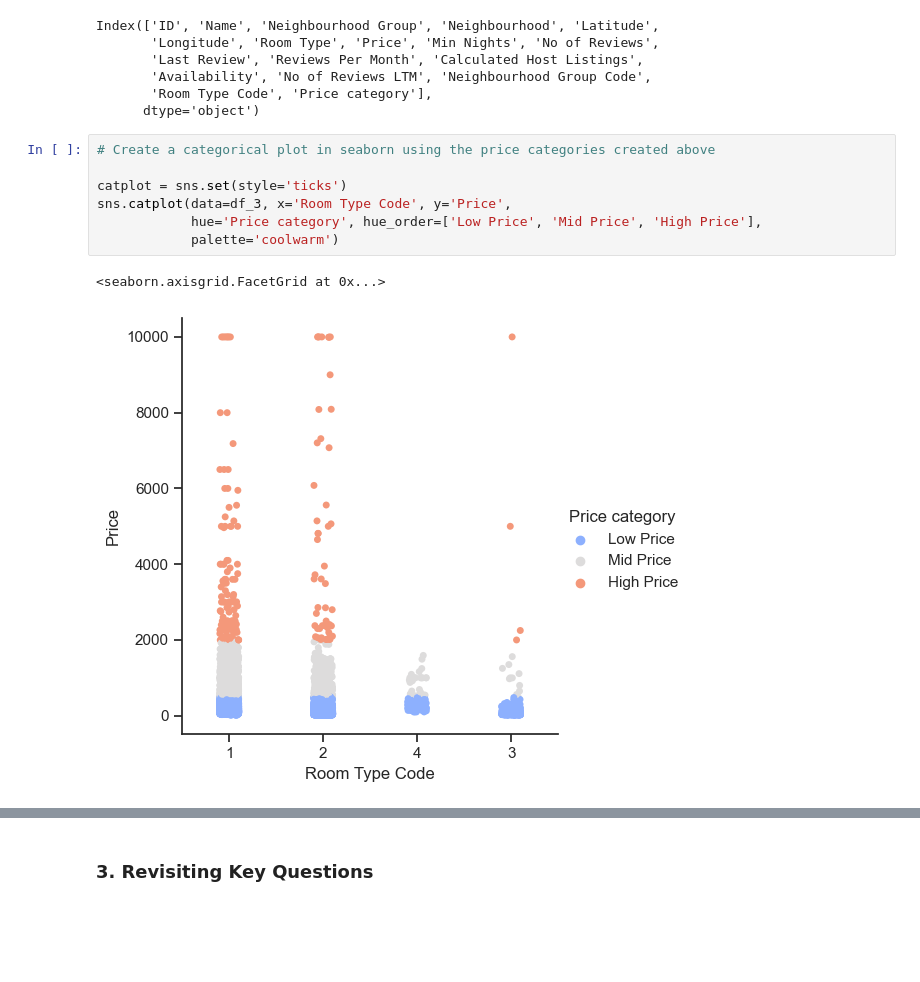
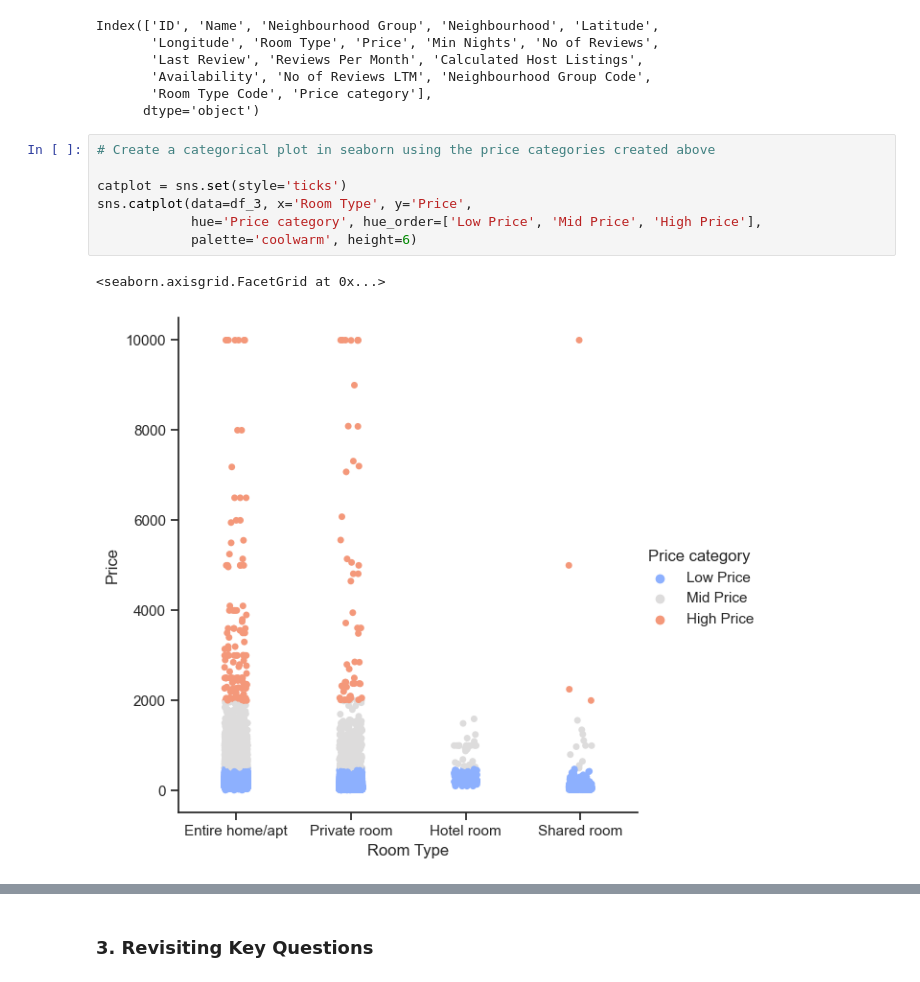
Before and after one commit to slcnyrnc/2023-NYC-Airbnb-Analysis, a Jupyter notebook: 03.Scripts/6.2 Exploring Relationships.ipynb, the cells around one changed output, grey strips where cells are left out. Saved outputs shown, nothing was run; the diff lists cells and outputs as text; blank space fills up the shorter version.

```diff
--- a/03.Scripts/6.2 Exploring Relationships.ipynb
+++ b/03.Scripts/6.2 Exploring Relationships.ipynb
@@ -276,13 +276,13 @@ Index(['ID', 'Name', 'Neighbourhood Group', 'Neighbourhood', 'Latitude',
 # %%
 # Create a categorical plot in seaborn using the price categories created above
 
 catplot = sns.set(style='ticks')
-sns.catplot(data=df_3, x='Room Type Code', y='Price',
+sns.catplot(data=df_3, x='Room Type', y='Price',
             hue='Price category', hue_order=['Low Price', 'Mid Price', 'High Price'],
-            palette='coolwarm')
+            palette='coolwarm', height=6)
 # %% [output]
 <seaborn.axisgrid.FacetGrid at 0x...>
-[figure, old version]
+[figure, new version]
 # %% [markdown]
 #### Interpreting the results of the categorical plot
 
```
Also changed, not shown: parts of 19 cells of this notebook, 12 other files.
